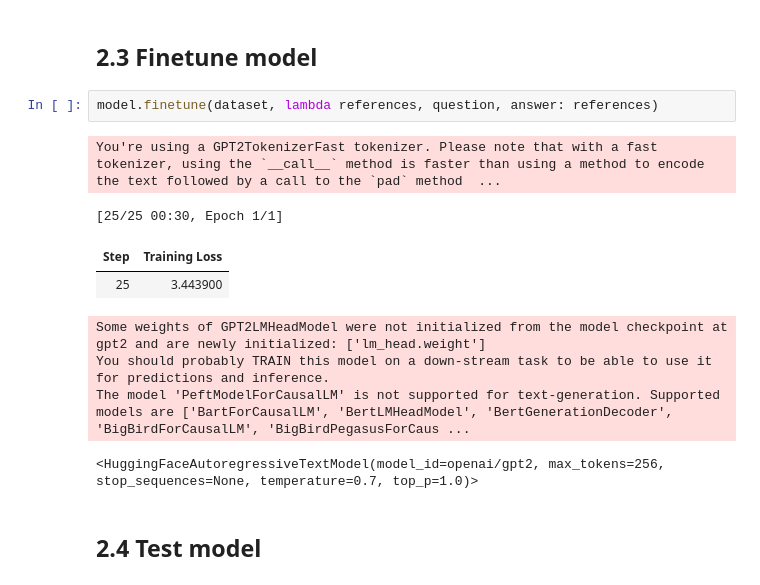
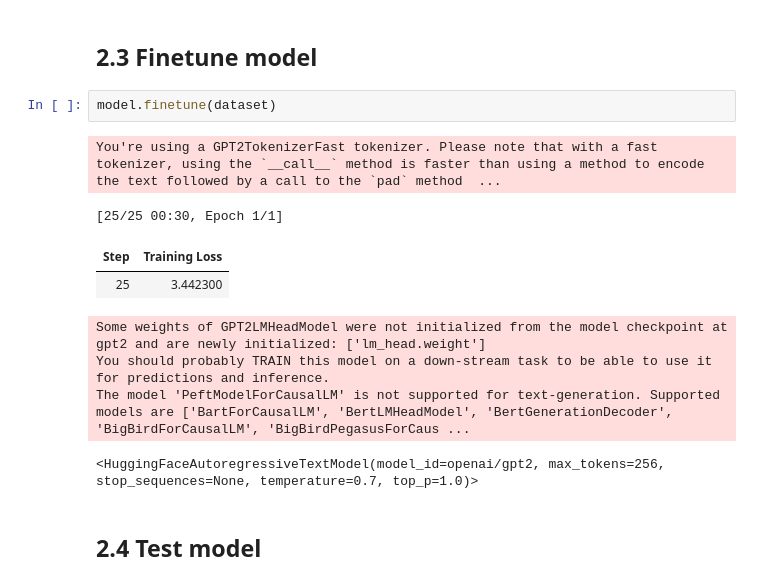
Before and after one commit to tomdewildt/master-thesis, a Jupyter notebook: notebooks/02_fine_tuning_exploration.ipynb, the cells around one changed output. Saved outputs shown, nothing was run; the diff lists cells and outputs as text.

Commit message:
Update notebooks to reflect changes to finetune prompt parameter

```diff
--- a/notebooks/02_fine_tuning_exploration.ipynb
+++ b/notebooks/02_fine_tuning_exploration.ipynb
@@ -24,12 +24,12 @@ dataset = dataset_factory.get_dataset("coqa", train_limit=100, test_limit=100)
 # %% [markdown]
 ## 2.3 Finetune model
 # %%
-model.finetune(dataset, lambda references, question, answer: references)
+model.finetune(dataset)
 # %% [output]
 You're using a GPT2TokenizerFast tokenizer. Please note that with a fast tokenizer, using the `__call__` method is faster than using a method to encode the text followed by a call to the `pad` method  ...
 [25/25 00:30, Epoch 1/1]
 | Step | Training Loss |
-| 25 | 3.443900 |
+| 25 | 3.442300 |
 Some weights of GPT2LMHeadModel were not initialized from the model checkpoint at gpt2 and are newly initialized: ['lm_head.weight']
 You should probably TRAIN this model on a down-stream task to be able to use it for predictions and inference.
 The model 'PeftModelForCausalLM' is not supported for text-generation. Supported models are ['BartForCausalLM', 'BertLMHeadModel', 'BertGenerationDecoder', 'BigBirdForCausalLM', 'BigBirdPegasusForCaus ...
```
Also changed, not shown: parts of 1 cell of this notebook, 1 other file.
